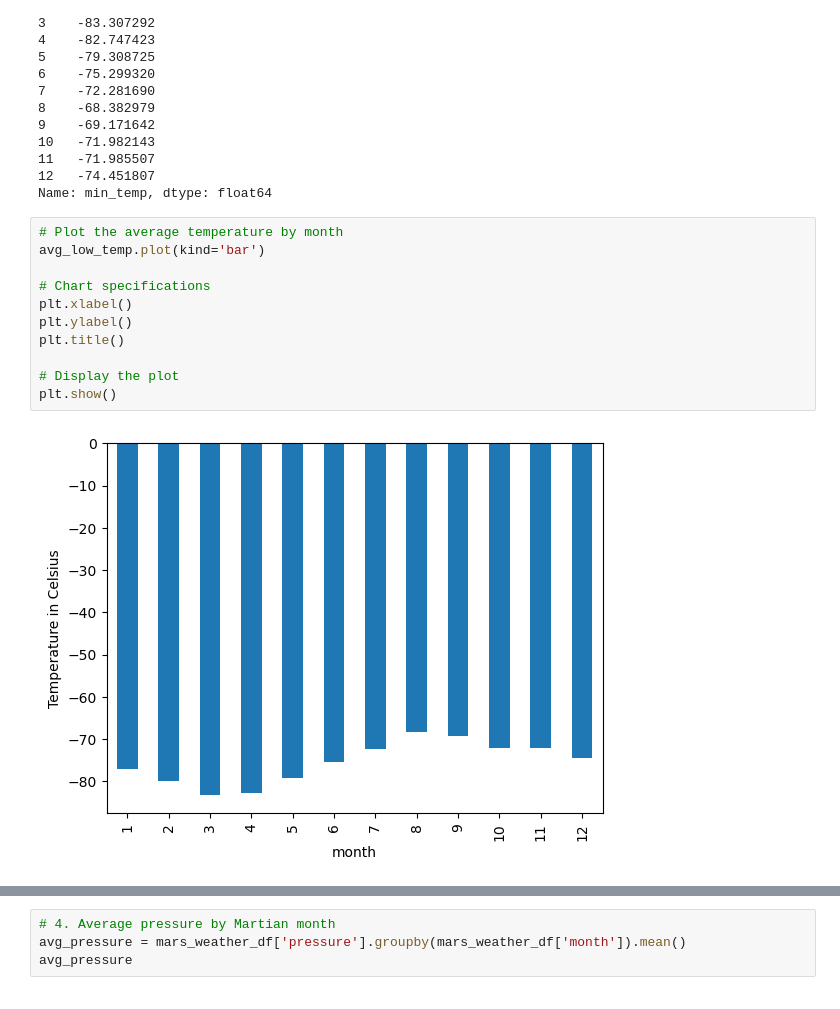
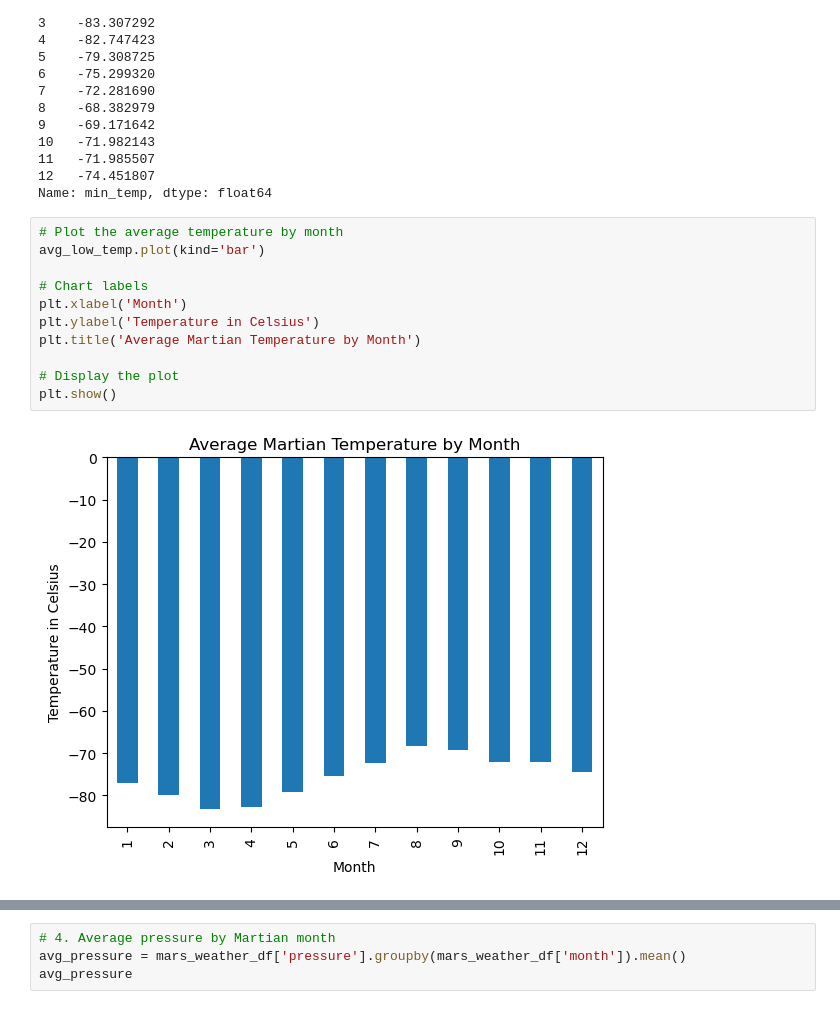
Before and after one commit to hmmclean/Module_11_Homework, a Jupyter notebook: Starter_Code/part_2_mars_weather.ipynb, the cells around one changed output, grey strips where cells are left out. Drawn from its saved outputs; the diff is of its cells as text.

```diff
--- a/Starter_Code/part_2_mars_weather.ipynb
+++ b/Starter_Code/part_2_mars_weather.ipynb
@@ -170,16 +176,16 @@ Name: min_temp, dtype: float64
 # %%
 # Plot the average temperature by month
 avg_low_temp.plot(kind='bar')
 
-# Chart specifications
-plt.xlabel()
-plt.ylabel()
-plt.title()
+# Chart labels
+plt.xlabel('Month')
+plt.ylabel('Temperature in Celsius')
+plt.title('Average Martian Temperature by Month')
 
 # Display the plot
 plt.show()
 # %% [output]
-[figure, old version]
+[figure, new version]
 # %%
 # Identify the coldest and hottest months in Curiosity's location
 # Sort the temp values
```
Also changed, not shown: parts of 14 cells of this notebook, 2 other files.
